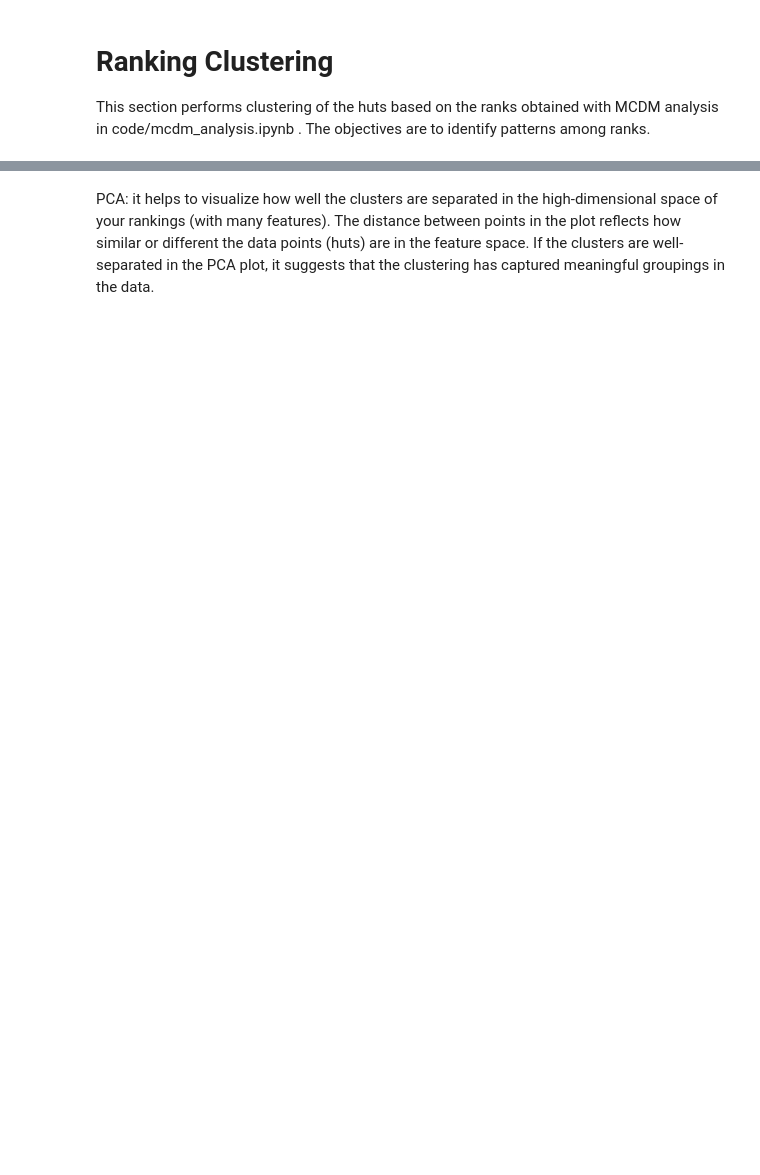
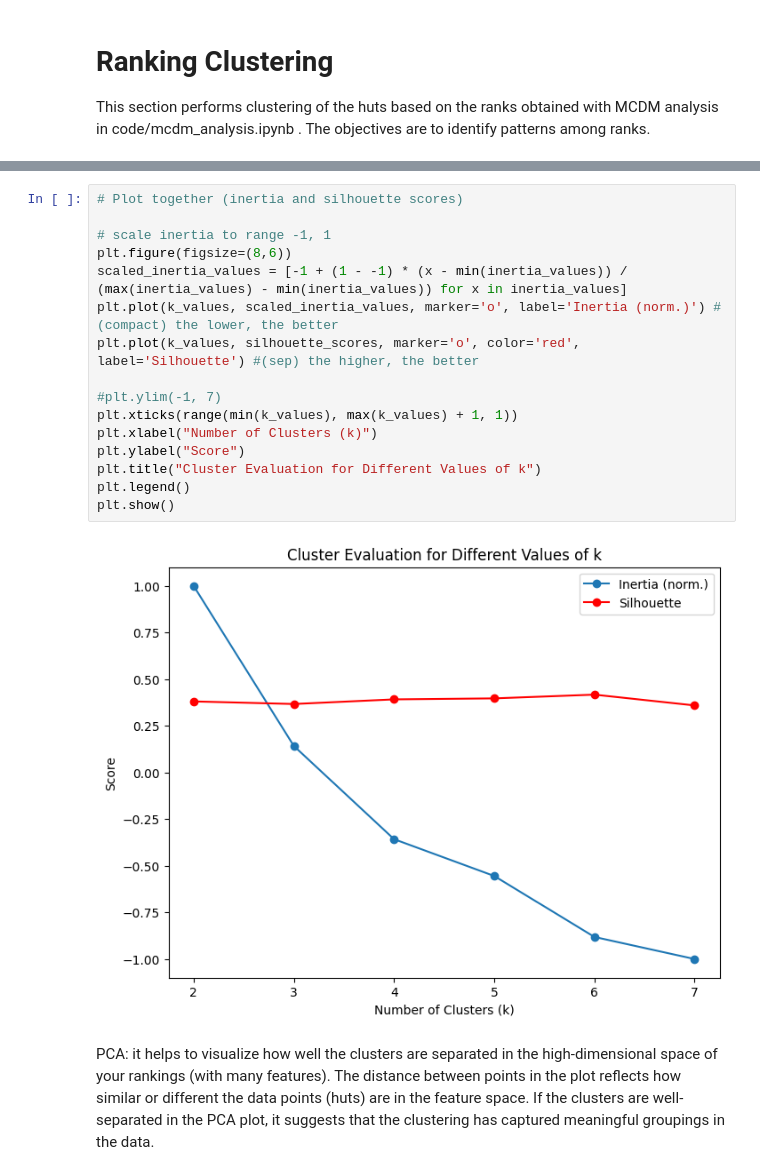
Before and after one commit to dclfbk/alpinehutsustainability, a Jupyter notebook: code/cluster_analysis.ipynb, the cells around one changed output, grey strips where cells are left out. Drawn from its saved outputs; the diff is of its cells as text; blank space fills up the shorter version.

```diff
--- a/code/cluster_analysis.ipynb
+++ b/code/cluster_analysis.ipynb
@@ -381,3 +396,21 @@ for k in range(3, 6):
+# %%
+# Plot together (inertia and silhouette scores)
+
+# scale inertia to range -1, 1
+plt.figure(figsize=(8,6))
+scaled_inertia_values = [-1 + (1 - -1) * (x - min(inertia_values)) / (max(inertia_values) - min(inertia_values)) for x in inertia_values]
+plt.plot(k_values, scaled_inertia_values, marker='o', label='Inertia (norm.)') # (compact) the lower, the better
+plt.plot(k_values, silhouette_scores, marker='o', color='red', label='Silhouette') #(sep) the higher, the better
+
+#plt.ylim(-1, 7)
+plt.xticks(range(min(k_values), max(k_values) + 1, 1))
+plt.xlabel("Number of Clusters (k)")
+plt.ylabel("Score")
+plt.title("Cluster Evaluation for Different Values of k")
+plt.legend()
+plt.show()
+# %% [output]
+[figure, added]
 # %% [markdown]
 PCA: it helps to visualize how well the clusters are separated in the high-dimensional space of your rankings (with many features). The distance between points in the plot reflects how similar or different the data points (huts) are in the feature space. If the clusters are well-separated in the PCA plot, it suggests that the clustering has captured meaningful groupings in the data.
 # %%
```
Also changed, not shown: parts of 25 cells of this notebook, 3 other files.
